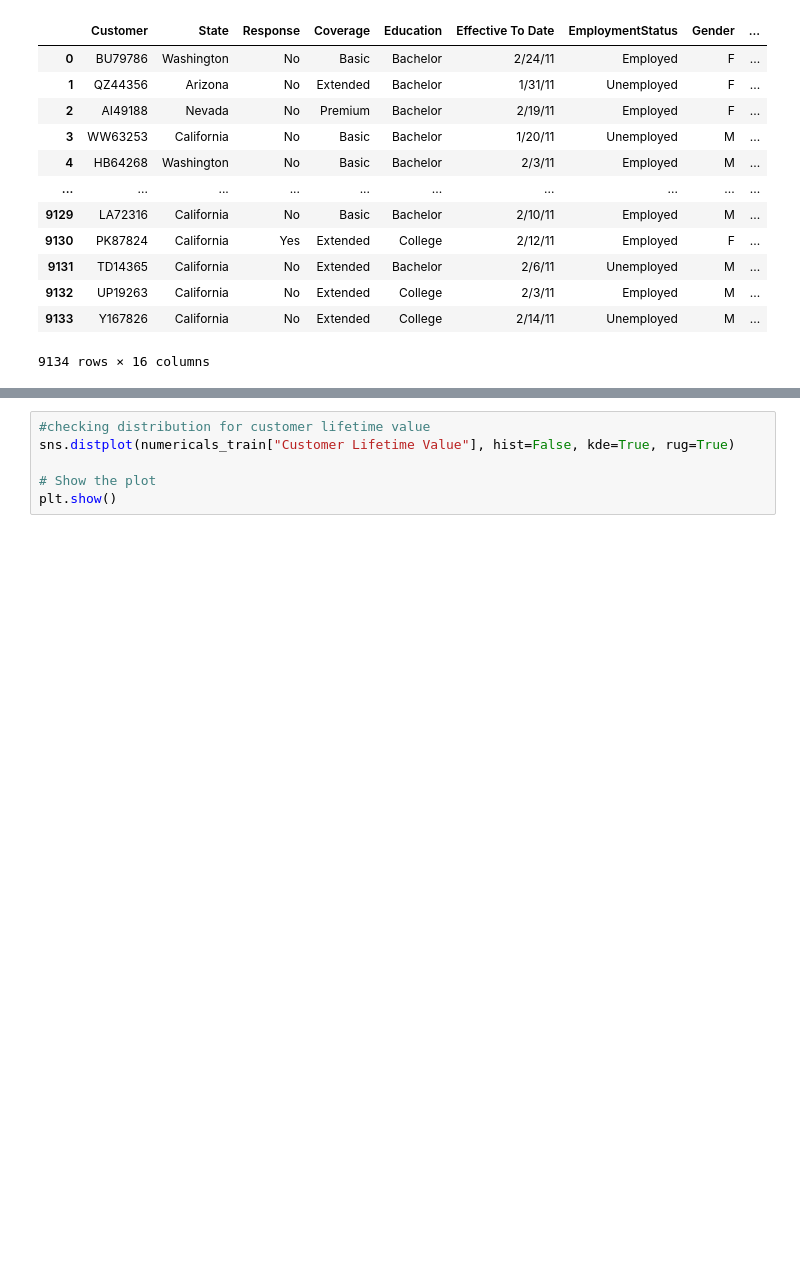
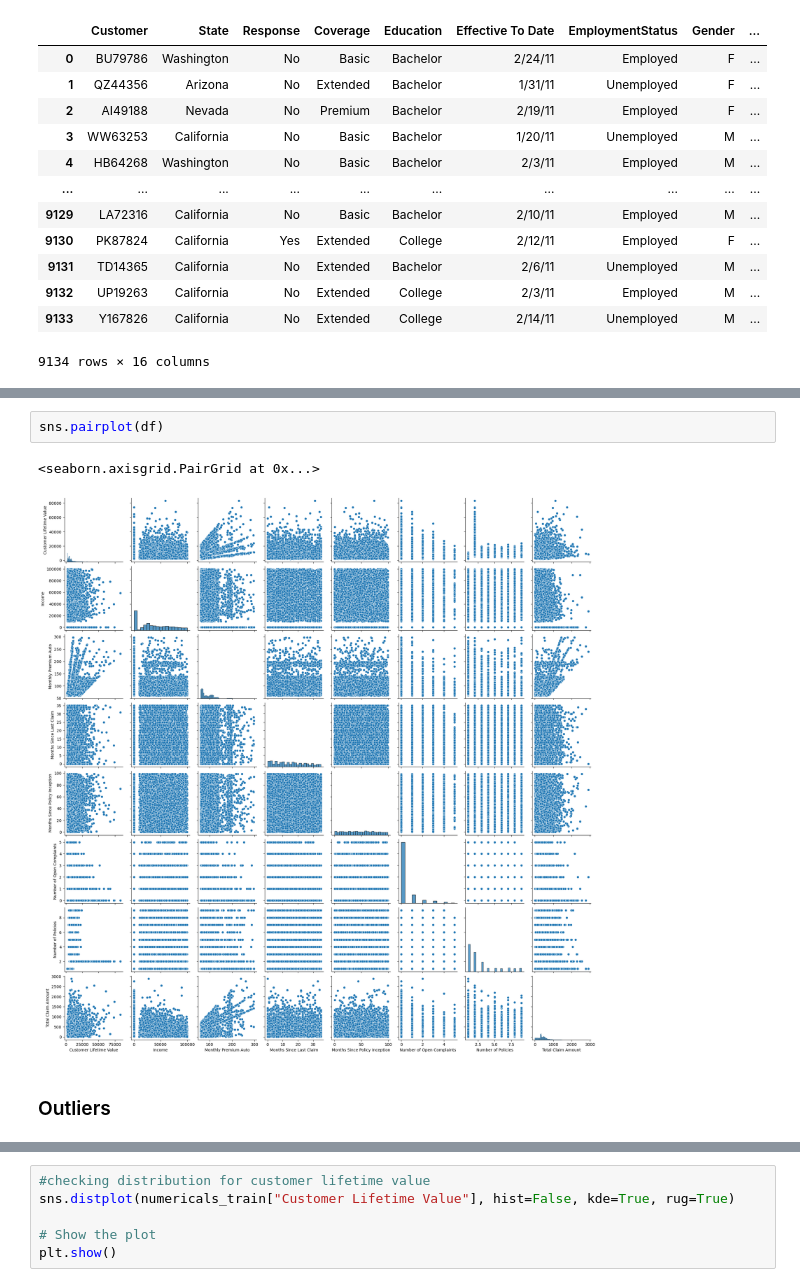
Before and after one commit to ricardobravo98/lab-customer-analysis-round-4-Ricardo, a Jupyter notebook: files_for_lab/csv_files/Customer Analysis Lab4- Ricardo Bravo Notebook.ipynb, the cells around one changed output, grey strips where cells are left out. Cells and saved outputs as stored; diff of their text form; blank space fills up the shorter version.

```diff
--- a/files_for_lab/csv_files/Customer Analysis Lab4- Ricardo Bravo Notebook.ipynb
+++ b/files_for_lab/csv_files/Customer Analysis Lab4- Ricardo Bravo Notebook.ipynb
@@ -113,0 +111,7 @@ numericals_train
+# %%
+sns.pairplot(df)
+# %% [output]
+<seaborn.axisgrid.PairGrid at 0x...>
+[figure, added]
+# %% [markdown]
+### Outliers
```
Also changed, not shown: parts of 19 cells of this notebook.
